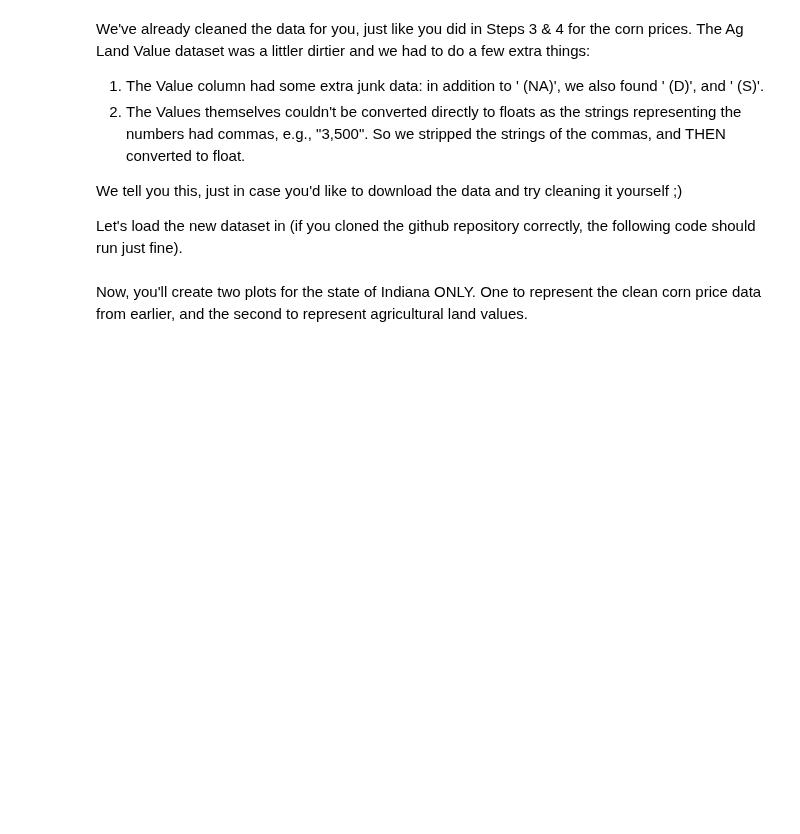
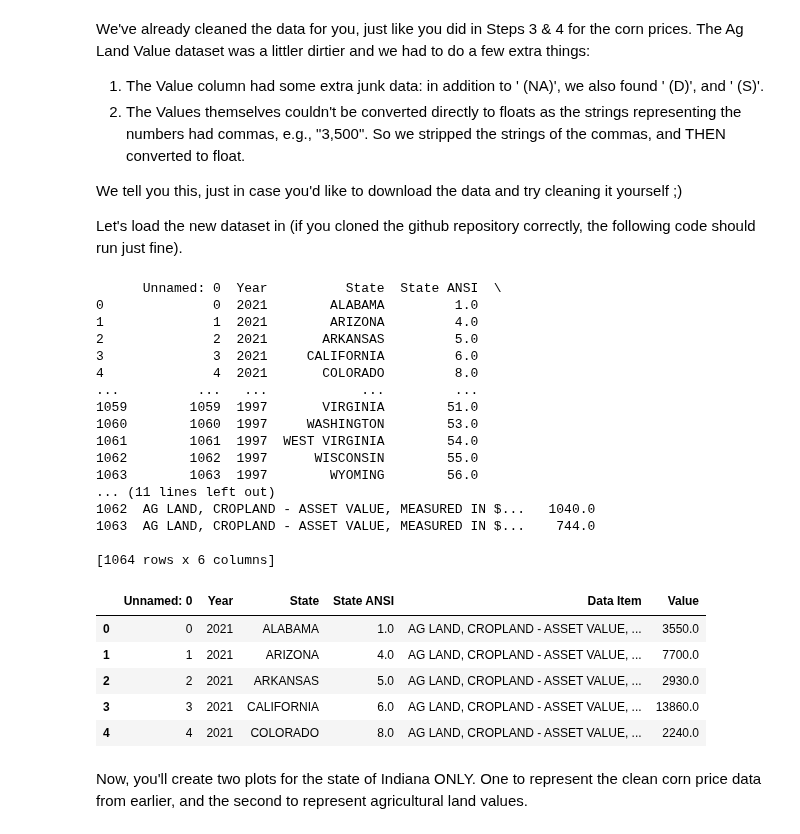
Before and after one commit to ShihYLin/Ag-Informatics, a Jupyter notebook: Lab2/lab2-ShihYunLin.ipynb, the cells around one changed output. Saved outputs shown, nothing was run; the diff lists cells and outputs as text; code cells hidden in the pictures; blank space fills up the shorter version.

```diff
--- a/Lab2/lab2-ShihYunLin.ipynb
+++ b/Lab2/lab2-ShihYunLin.ipynb
@@ -572,6 +572,32 @@ Let's load the new dataset in (if you cloned the github repository correctly, th
 # %%
 #Load agLandValue
 agLandValue = pd.read_csv('aglandvalues-clean.csv')
+print(agLandValue)
+pd.DataFrame.head(agLandValue)
+# %% [output]
+      Unnamed: 0  Year          State  State ANSI  \
+0              0  2021        ALABAMA         1.0
+1              1  2021        ARIZONA         4.0
+2              2  2021       ARKANSAS         5.0
+3              3  2021     CALIFORNIA         6.0
+4              4  2021       COLORADO         8.0
+...          ...   ...            ...         ...
+1059        1059  1997       VIRGINIA        51.0
+1060        1060  1997     WASHINGTON        53.0
+1061        1061  1997  WEST VIRGINIA        54.0
+1062        1062  1997      WISCONSIN        55.0
+1063        1063  1997        WYOMING        56.0
+... (11 lines left out)
+1062  AG LAND, CROPLAND - ASSET VALUE, MEASURED IN $...   1040.0
+1063  AG LAND, CROPLAND - ASSET VALUE, MEASURED IN $...    744.0
+
+[1064 rows x 6 columns]
+|  | Unnamed: 0 | Year | State | State ANSI | Data Item | Value |
+| 0 | 0 | 2021 | ALABAMA | 1.0 | AG LAND, CROPLAND - ASSET VALUE, ... | 3550.0 |
+| 1 | 1 | 2021 | ARIZONA | 4.0 | AG LAND, CROPLAND - ASSET VALUE, ... | 7700.0 |
+| 2 | 2 | 2021 | ARKANSAS | 5.0 | AG LAND, CROPLAND - ASSET VALUE, ... | 2930.0 |
+| 3 | 3 | 2021 | CALIFORNIA | 6.0 | AG LAND, CROPLAND - ASSET VALUE, ... | 13860.0 |
+| 4 | 4 | 2021 | COLORADO | 8.0 | AG LAND, CROPLAND - ASSET VALUE, ... | 2240.0 |
 # %% [markdown]
 Now, you'll create two plots for the state of Indiana ONLY. One to represent the clean corn price data from earlier, and the second to represent agricultural land values.
 # %%
```
Also changed, not shown: parts of 1 cell of this notebook, 1 other file.
